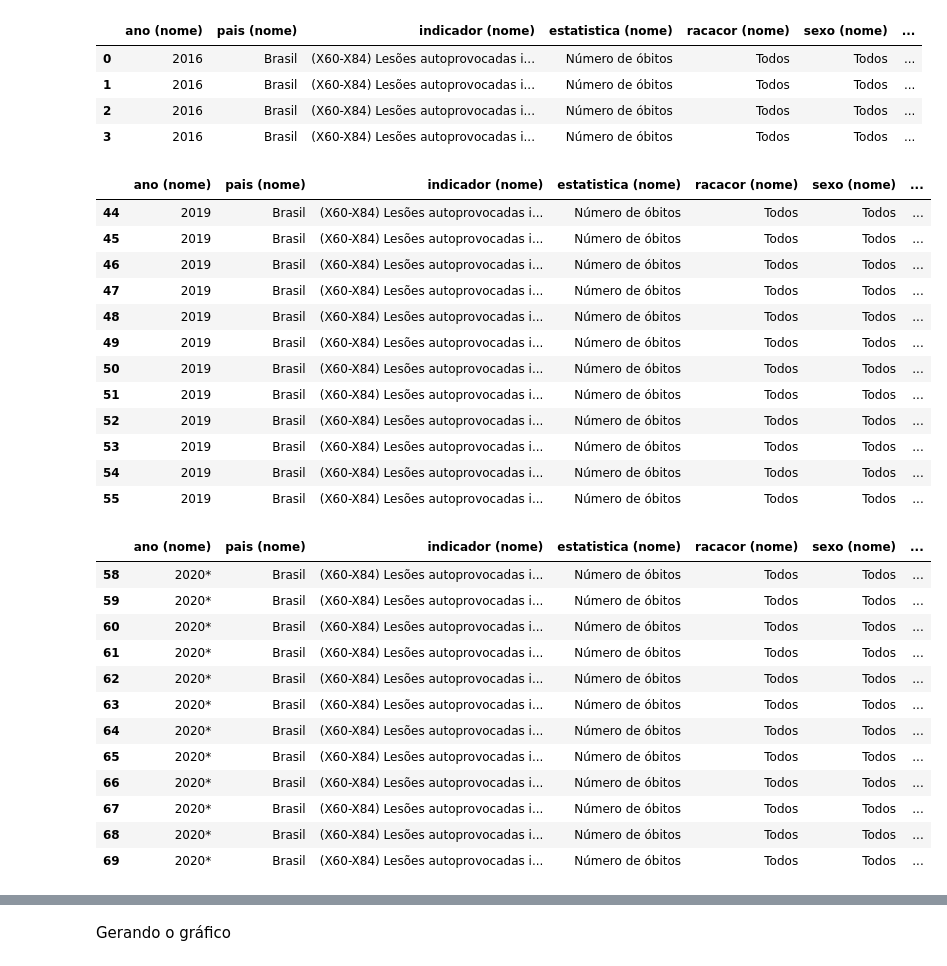
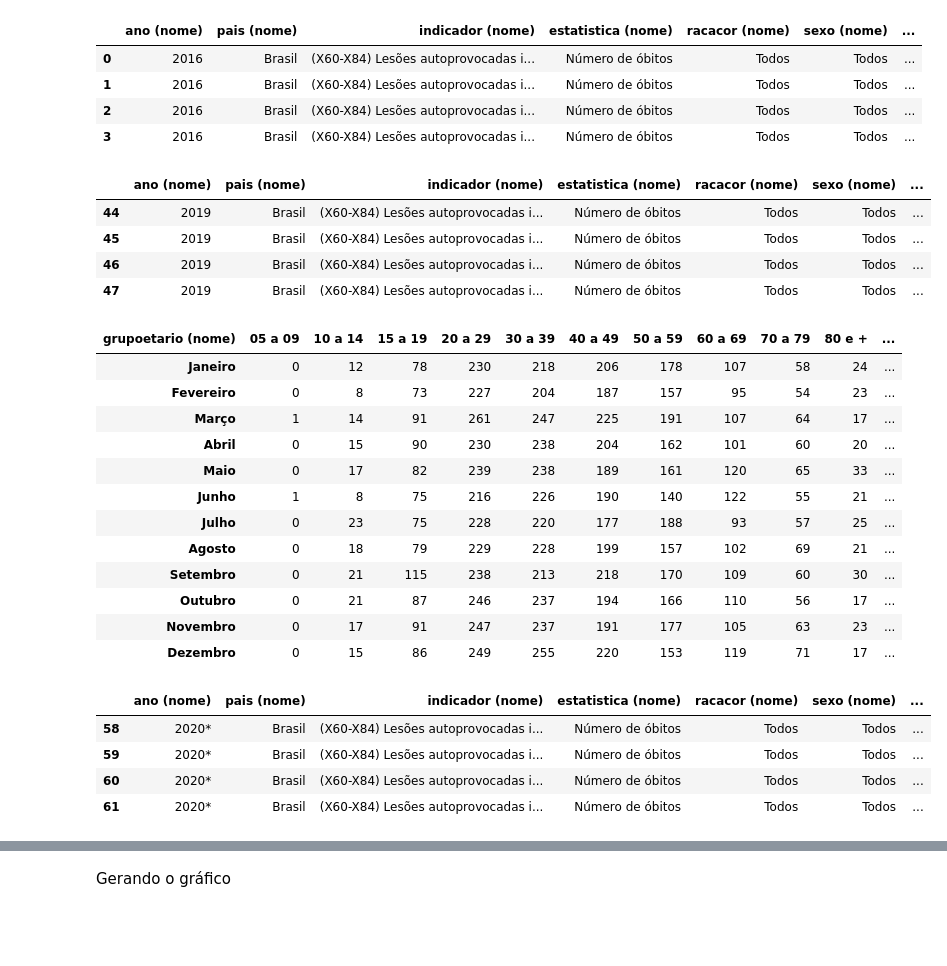
Before and after one commit to brunabellini/Projeto_FaleSobre, a Jupyter notebook: Caderno Jupyter- Grupo 6.ipynb, the cells around one changed output, grey strips where cells are left out. Cells and saved outputs as stored; diff of their text form; code cells hidden in the pictures; blank space fills up the shorter version.

```diff
--- a/Caderno Jupyter- Grupo 6.ipynb
+++ b/Caderno Jupyter- Grupo 6.ipynb
@@ -648,40 +623,44 @@ df.head(4)
 | 2 | 2016 | Brasil | (X60-X84) Lesões autoprovocadas i... | Número de óbitos | Todos | Todos | ... |
 | 3 | 2016 | Brasil | (X60-X84) Lesões autoprovocadas i... | Número de óbitos | Todos | Todos | ... |
 # %%
-# Gráfico 4
+# Gráfico 3
 
 dfl_2019 = df.loc[ df['ano (nome)'] == '2019' ]
-dfl_2019
+dfl_2019.head(4)
 # %% [output]
 |  | ano (nome) | pais (nome) | indicador (nome) | estatistica (nome) | racacor (nome) | sexo (nome) | ... |
 | 44 | 2019 | Brasil | (X60-X84) Lesões autoprovocadas i... | Número de óbitos | Todos | Todos | ... |
 | 45 | 2019 | Brasil | (X60-X84) Lesões autoprovocadas i... | Número de óbitos | Todos | Todos | ... |
 | 46 | 2019 | Brasil | (X60-X84) Lesões autoprovocadas i... | Número de óbitos | Todos | Todos | ... |
 | 47 | 2019 | Brasil | (X60-X84) Lesões autoprovocadas i... | Número de óbitos | Todos | Todos | ... |
-| 48 | 2019 | Brasil | (X60-X84) Lesões autoprovocadas i... | Número de óbitos | Todos | Todos | ... |
-| 49 | 2019 | Brasil | (X60-X84) Lesões autoprovocadas i... | Número de óbitos | Todos | Todos | ... |
-| 50 | 2019 | Brasil | (X60-X84) Lesões autoprovocadas i... | Número de óbitos | Todos | Todos | ... |
-| 51 | 2019 | Brasil | (X60-X84) Lesões autoprovocadas i... | Número de óbitos | Todos | Todos | ... |
-| 52 | 2019 | Brasil | (X60-X84) Lesões autoprovocadas i... | Número de óbitos | Todos | Todos | ... |
-| 53 | 2019 | Brasil | (X60-X84) Lesões autoprovocadas i... | Número de óbitos | Todos | Todos | ... |
-| 54 | 2019 | Brasil | (X60-X84) Lesões autoprovocadas i... | Número de óbitos | Todos | Todos | ... |
-| 55 | 2019 | Brasil | (X60-X84) Lesões autoprovocadas i... | Número de óbitos | Todos | Todos | ... |
+# %%
+# Gráfico 3
+
+df_teste = dfl_2019.drop(55).loc[:,'Janeiro':'Dezembro'].T
+df_teste.columns = dfl_2019['grupoetario (nome)'][:11]
+df_teste
+# %% [output]
+| grupoetario (nome) | 05 a 09 | 10 a 14 | 15 a 19 | 20 a 29 | 30 a 39 | 40 a 49 | 50 a 59 | 60 a 69 | 70 a 79 | 80 e + | ... |
+| Janeiro | 0 | 12 | 78 | 230 | 218 | 206 | 178 | 107 | 58 | 24 | ... |
+| Fevereiro | 0 | 8 | 73 | 227 | 204 | 187 | 157 | 95 | 54 | 23 | ... |
+| Março | 1 | 14 | 91 | 261 | 247 | 225 | 191 | 107 | 64 | 17 | ... |
+| Abril | 0 | 15 | 90 | 230 | 238 | 204 | 162 | 101 | 60 | 20 | ... |
+| Maio | 0 | 17 | 82 | 239 | 238 | 189 | 161 | 120 | 65 | 33 | ... |
+| Junho | 1 | 8 | 75 | 216 | 226 | 190 | 140 | 122 | 55 | 21 | ... |
+| Julho | 0 | 23 | 75 | 228 | 220 | 177 | 188 | 93 | 57 | 25 | ... |
+| Agosto | 0 | 18 | 79 | 229 | 228 | 199 | 157 | 102 | 69 | 21 | ... |
+| Setembro | 0 | 21 | 115 | 238 | 213 | 218 | 170 | 109 | 60 | 30 | ... |
+| Outubro | 0 | 21 | 87 | 246 | 237 | 194 | 166 | 110 | 56 | 17 | ... |
+| Novembro | 0 | 17 | 91 | 247 | 237 | 191 | 177 | 105 | 63 | 23 | ... |
+| Dezembro | 0 | 15 | 86 | 249 | 255 | 220 | 153 | 119 | 71 | 17 | ... |
 # %%
-# Gráfico 5
+# Gráfico 4
 
 dfl_2020 = df.loc[ df['ano (nome)'] == '2020*' ]
-dfl_2020
+dfl_2020.head(4)
 # %% [output]
 |  | ano (nome) | pais (nome) | indicador (nome) | estatistica (nome) | racacor (nome) | sexo (nome) | ... |
 | 58 | 2020* | Brasil | (X60-X84) Lesões autoprovocadas i... | Número de óbitos | Todos | Todos | ... |
 | 59 | 2020* | Brasil | (X60-X84) Lesões autoprovocadas i... | Número de óbitos | Todos | Todos | ... |
 | 60 | 2020* | Brasil | (X60-X84) Lesões autoprovocadas i... | Número de óbitos | Todos | Todos | ... |
 | 61 | 2020* | Brasil | (X60-X84) Lesões autoprovocadas i... | Número de óbitos | Todos | Todos | ... |
-| 62 | 2020* | Brasil | (X60-X84) Lesões autoprovocadas i... | Número de óbitos | Todos | Todos | ... |
-| 63 | 2020* | Brasil | (X60-X84) Lesões autoprovocadas i... | Número de óbitos | Todos | Todos | ... |
-| 64 | 2020* | Brasil | (X60-X84) Lesões autoprovocadas i... | Número de óbitos | Todos | Todos | ... |
-| 65 | 2020* | Brasil | (X60-X84) Lesões autoprovocadas i... | Número de óbitos | Todos | Todos | ... |
-| 66 | 2020* | Brasil | (X60-X84) Lesões autoprovocadas i... | Número de óbitos | Todos | Todos | ... |
-| 67 | 2020* | Brasil | (X60-X84) Lesões autoprovocadas i... | Número de óbitos | Todos | Todos | ... |
-| 68 | 2020* | Brasil | (X60-X84) Lesões autoprovocadas i... | Número de óbitos | Todos | Todos | ... |
-| 69 | 2020* | Brasil | (X60-X84) Lesões autoprovocadas i... | Número de óbitos | Todos | Todos | ... |
```
Also changed, not shown: parts of 19 cells of this notebook, 1 other file.
